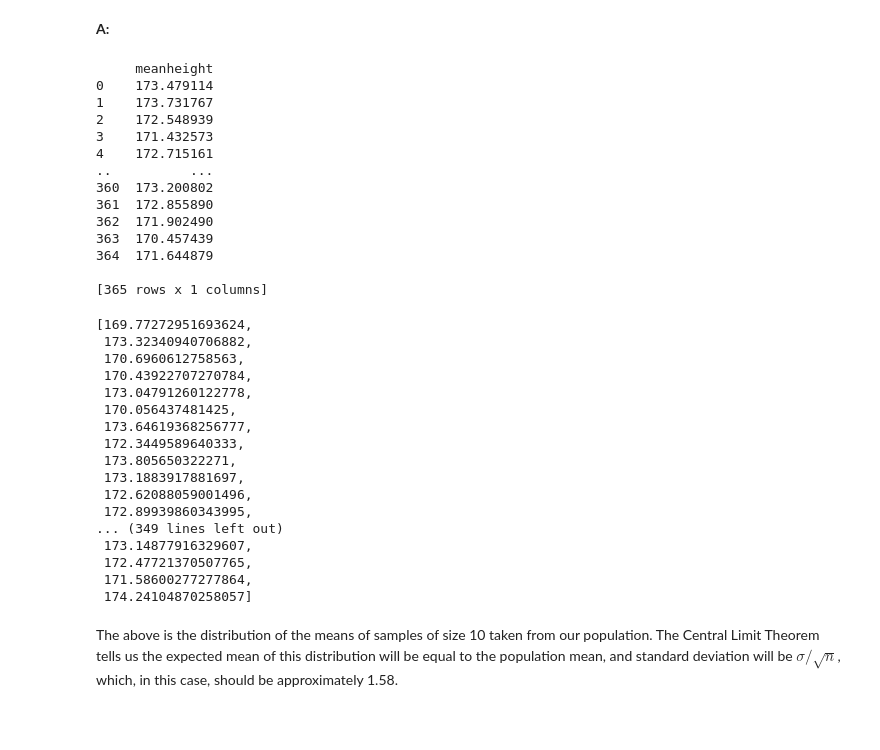
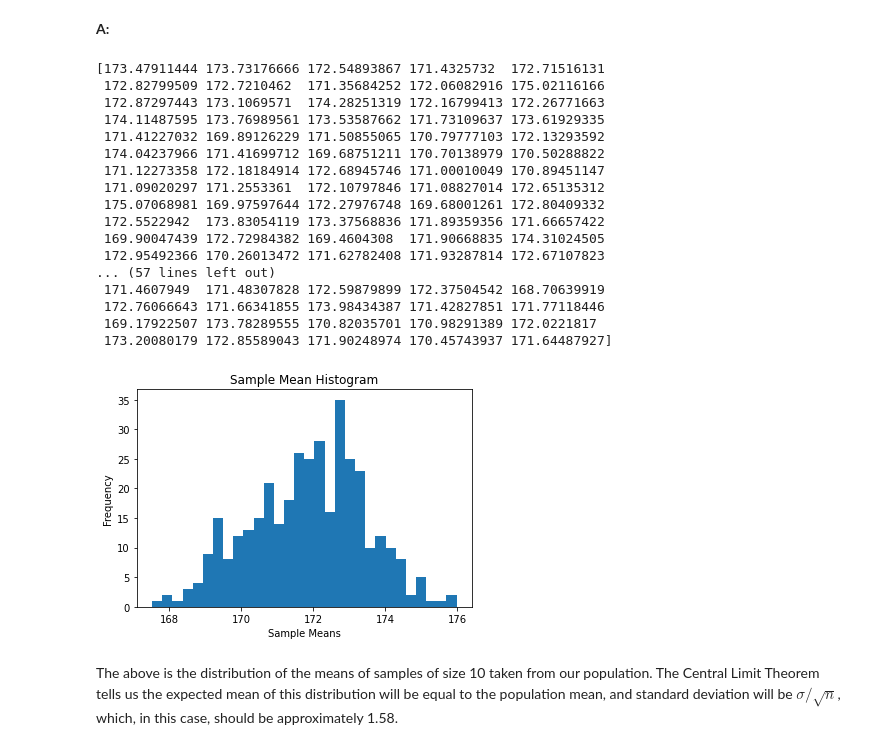
Before and after one commit to git-kris/Springboard-Projects, a Jupyter notebook: frequentistinference/Frequentist Inference Case Study - Part A (3).ipynb, the cells around one changed output. Drawn from its saved outputs; the diff is of its cells as text; code cells hidden in the pictures; blank space fills up the shorter version.

```diff
--- a/frequentistinference/Frequentist Inference Case Study - Part A (3).ipynb
+++ b/frequentistinference/Frequentist Inference Case Study - Part A (3).ipynb
@@ -227,44 +244,35 @@ __A:__
 # %%
 seed(47)
 # take your samples here
-town_samples = pd.DataFrame({'meanheight': [townsfolk_sampler(10).mean() for i in range(365)]})
+daily_town_mean_samples = np.array([np.mean(townsfolk_sampler(10)) for i in range(365)])
 # %%
-print(town_samples)
+print(daily_town_mean_samples)
 # %% [output]
-     meanheight
-0    173.479114
-1    173.731767
-2    172.548939
-3    171.432573
-4    172.715161
-..          ...
-360  173.200802
-361  172.855890
-362  171.902490
-363  170.457439
-364  171.644879
-
-[365 rows x 1 columns]
+[173.47911444 173.73176666 172.54893867 171.4325732  172.71516131
+ 172.82799509 172.7210462  171.35684252 172.06082916 175.02116166
+ 172.87297443 173.1069571  174.28251319 172.16799413 172.26771663
+ 174.11487595 173.76989561 173.53587662 171.73109637 173.61929335
+ 171.41227032 169.89126229 171.50855065 170.79777103 172.13293592
+ 174.04237966 171.41699712 169.68751211 170.70138979 170.50288822
+ 171.12273358 172.18184914 172.68945746 171.00010049 170.89451147
+ 171.09020297 171.2553361  172.10797846 171.08827014 172.65135312
+ 175.07068981 169.97597644 172.27976748 169.68001261 172.80409332
+ 172.5522942  173.83054119 173.37568836 171.89359356 171.66657422
+ 169.90047439 172.72984382 169.4604308  171.90668835 174.31024505
+ 172.95492366 170.26013472 171.62782408 171.93287814 172.67107823
+... (57 lines left out)
+ 171.4607949  171.48307828 172.59879899 172.37504542 168.70639919
+ 172.76066643 171.66341855 173.98434387 171.42827851 171.77118446
+ 169.17922507 173.78289555 170.82035701 170.98291389 172.0221817
+ 173.20080179 172.85589043 171.90248974 170.45743937 171.64487927]
-# %%
-[townsfolk_sampler(10).mean() for i in range(365)]
-# %% [output]
-[169.77272951693624,
- 173.32340940706882,
- 170.6960612758563,
- 170.43922707270784,
- 173.04791260122778,
- 170.056437481425,
- 173.64619368256777,
- 172.3449589640333,
- 173.805650322271,
- 173.1883917881697,
- 172.62088059001496,
- 172.89939860343995,
-... (349 lines left out)
- 173.14877916329607,
- 172.47721370507765,
- 171.58600277277864,
- 174.24104870258057]
+# %%
+plt.hist(daily_town_mean_samples, bins=30)
+plt.xlabel('Sample Means')
+plt.ylabel('Frequency')
+plt.title('Sample Mean Histogram')
+plt.show()
+# %% [output]
+[figure, added]
 # %% [markdown]
 The above is the distribution of the means of samples of size 10 taken from our population. The Central Limit Theorem tells us the expected mean of this distribution will be equal to the population mean, and standard deviation will be $\sigma / \sqrt n$, which, in this case, should be approximately 1.58.
 # %% [markdown]
```
Also changed, not shown: parts of 27 cells of this notebook, 1 other file.
